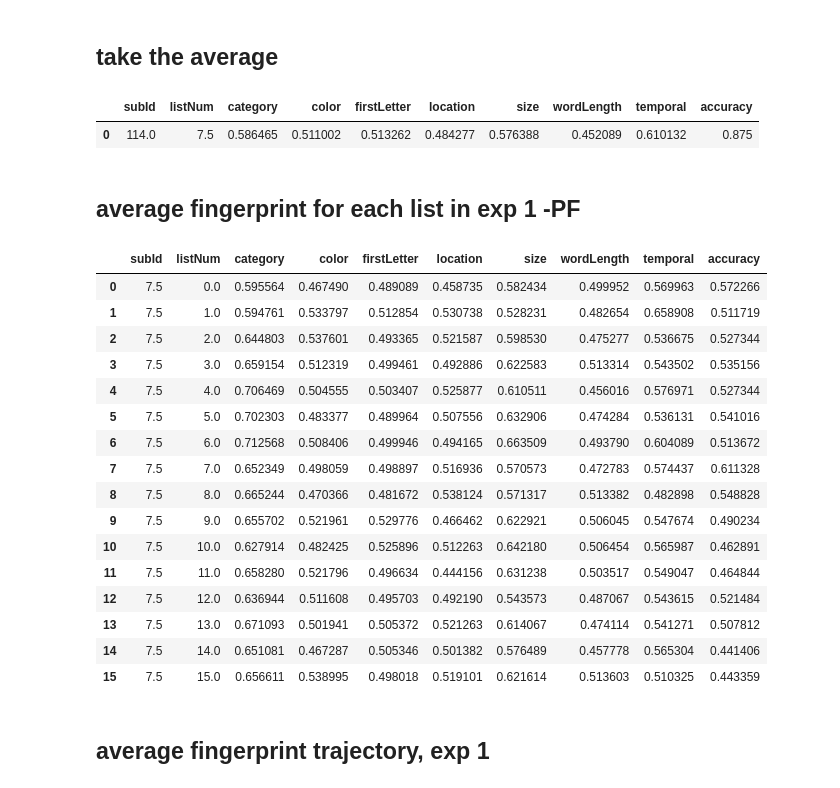
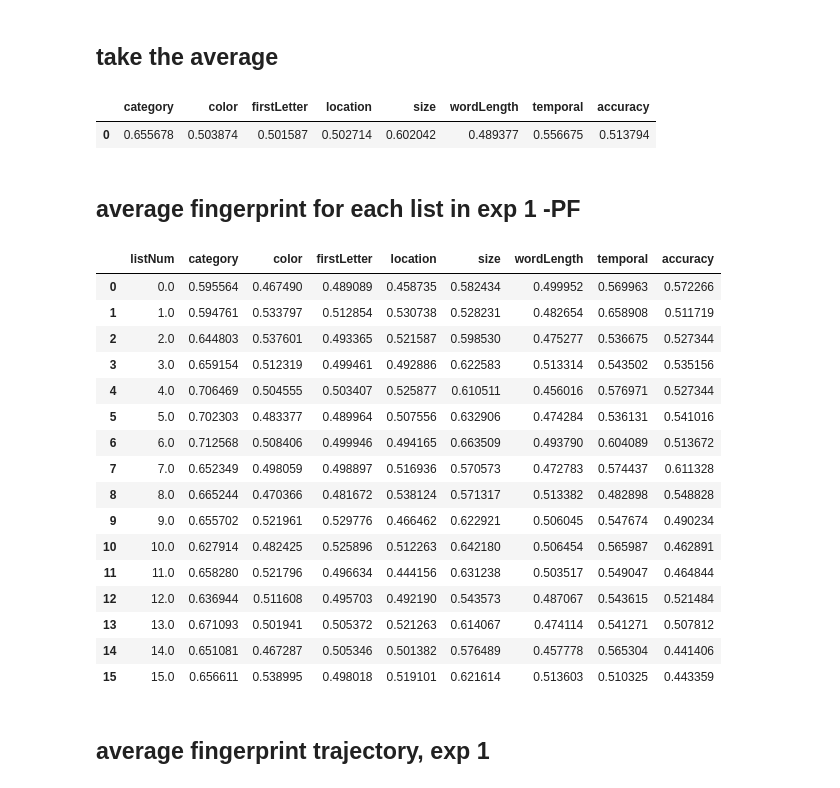
Before and after one commit to ContextLab/FRFR-analyses, a Jupyter notebook: notebooks/FRFR-analyses-1.0-PF.ipynb, the cells around one changed output. Drawn from its saved outputs; the diff is of its cells as text; code cells hidden in the pictures.

```diff
--- a/notebooks/FRFR-analyses-1.0-PF.ipynb
+++ b/notebooks/FRFR-analyses-1.0-PF.ipynb
@@ -625,55 +625,50 @@ exp1fingerprintsDF
 256 rows × 11 columns
 # %% [markdown]
 <h2>take the average</h2>
-# %%
-avgexp1 = exp1fingerprintsDF.mean()
-avgexp1 = pd.DataFrame(avg)
-avgexp1.transpose()
-
-# KZ
-# make sure this is averaging correctly
-# (curious as to why subID is 114; that does not seem like an average as the subIDs appear to span 0-15)
-# no need to output subID AND Listnum here as they make no sense averaged
-# %% [output]
-|  | subId | listNum | category | color | firstLetter | location | size | wordLength | temporal | accuracy |
-| 0 | 114.0 | 7.5 | 0.586465 | 0.511002 | 0.513262 | 0.484277 | 0.576388 | 0.452089 | 0.610132 | 0.875 |
+# %%
+avgexp1 = exp1fingerprintsDF.mean()
+avgexp1 = pd.DataFrame(avgexp1)
+# drop SubId and ListNum categories, because they are not useful when averaged
+avgexp1 = avgexp1.drop(['subId','listNum'])
+avgexp1.transpose()
+# %% [output]
+|  | category | color | firstLetter | location | size | wordLength | temporal | accuracy |
+| 0 | 0.655678 | 0.503874 | 0.501587 | 0.502714 | 0.602042 | 0.489377 | 0.556675 | 0.513794 |
 # %% [markdown]
 <h2>average fingerprint for each list in exp 1 -PF</h2>
 # %%
 # average fingerprint for each list within exp 1 (across subjects)
 
 # create empty list for average values
 avgs = []
 for i in range (0,16):
     # store the averaged value in a temporary variable and append it to the list
     temp = exp1fingerprintsDF.loc[exp1fingerprintsDF['listNum']==i].mean(0)
     avgs.append(temp)
 
 # create a new dataframe out of the averaged values
 exp1listfingerprintsDF = pd.DataFrame(avgs)
+# drop subId, which is not useful when averaged
+exp1listfingerprintsDF = exp1listfingerprintsDF.drop('subId', axis=1)
 
 exp1listfingerprintsDF
-
-# KZ
-# this looks great
-# similiarly, can remove subID as it doesn't make sense as an average (optional)
 # %% [output]
-|  | subId | listNum | category | color | firstLetter | location | size | wordLength | temporal | accuracy |
-| 0 | 7.5 | 0.0 | 0.595564 | 0.467490 | 0.489089 | 0.458735 | 0.582434 | 0.499952 | 0.569963 | 0.572266 |
-| 1 | 7.5 | 1.0 | 0.594761 | 0.533797 | 0.512854 | 0.530738 | 0.528231 | 0.482654 | 0.658908 | 0.511719 |
-| 2 | 7.5 | 2.0 | 0.644803 | 0.537601 | 0.493365 | 0.521587 | 0.598530 | 0.475277 | 0.536675 | 0.527344 |
-| 3 | 7.5 | 3.0 | 0.659154 | 0.512319 | 0.499461 | 0.492886 | 0.622583 | 0.513314 | 0.543502 | 0.535156 |
-| 4 | 7.5 | 4.0 | 0.706469 | 0.504555 | 0.503407 | 0.525877 | 0.610511 | 0.456016 | 0.576971 | 0.527344 |
-| 5 | 7.5 | 5.0 | 0.702303 | 0.483377 | 0.489964 | 0.507556 | 0.632906 | 0.474284 | 0.536131 | 0.541016 |
-| 6 | 7.5 | 6.0 | 0.712568 | 0.508406 | 0.499946 | 0.494165 | 0.663509 | 0.493790 | 0.604089 | 0.513672 |
-| 7 | 7.5 | 7.0 | 0.652349 | 0.498059 | 0.498897 | 0.516936 | 0.570573 | 0.472783 | 0.574437 | 0.611328 |
-| 8 | 7.5 | 8.0 | 0.665244 | 0.470366 | 0.481672 | 0.538124 | 0.571317 | 0.513382 | 0.482898 | 0.548828 |
-| 9 | 7.5 | 9.0 | 0.655702 | 0.521961 | 0.529776 | 0.466462 | 0.622921 | 0.506045 | 0.547674 | 0.490234 |
-| 10 | 7.5 | 10.0 | 0.627914 | 0.482425 | 0.525896 | 0.512263 | 0.642180 | 0.506454 | 0.565987 | 0.462891 |
-| 11 | 7.5 | 11.0 | 0.658280 | 0.521796 | 0.496634 | 0.444156 | 0.631238 | 0.503517 | 0.549047 | 0.464844 |
-| 12 | 7.5 | 12.0 | 0.636944 | 0.511608 | 0.495703 | 0.492190 | 0.543573 | 0.487067 | 0.543615 | 0.521484 |
-| 13 | 7.5 | 13.0 | 0.671093 | 0.501941 | 0.505372 | 0.521263 | 0.614067 | 0.474114 | 0.541271 | 0.507812 |
-| 14 | 7.5 | 14.0 | 0.651081 | 0.467287 | 0.505346 | 0.501382 | 0.576489 | 0.457778 | 0.565304 | 0.441406 |
-| 15 | 7.5 | 15.0 | 0.656611 | 0.538995 | 0.498018 | 0.519101 | 0.621614 | 0.513603 | 0.510325 | 0.443359 |
+|  | listNum | category | color | firstLetter | location | size | wordLength | temporal | accuracy |
+| 0 | 0.0 | 0.595564 | 0.467490 | 0.489089 | 0.458735 | 0.582434 | 0.499952 | 0.569963 | 0.572266 |
+| 1 | 1.0 | 0.594761 | 0.533797 | 0.512854 | 0.530738 | 0.528231 | 0.482654 | 0.658908 | 0.511719 |
+| 2 | 2.0 | 0.644803 | 0.537601 | 0.493365 | 0.521587 | 0.598530 | 0.475277 | 0.536675 | 0.527344 |
+| 3 | 3.0 | 0.659154 | 0.512319 | 0.499461 | 0.492886 | 0.622583 | 0.513314 | 0.543502 | 0.535156 |
+| 4 | 4.0 | 0.706469 | 0.504555 | 0.503407 | 0.525877 | 0.610511 | 0.456016 | 0.576971 | 0.527344 |
+| 5 | 5.0 | 0.702303 | 0.483377 | 0.489964 | 0.507556 | 0.632906 | 0.474284 | 0.536131 | 0.541016 |
+| 6 | 6.0 | 0.712568 | 0.508406 | 0.499946 | 0.494165 | 0.663509 | 0.493790 | 0.604089 | 0.513672 |
+| 7 | 7.0 | 0.652349 | 0.498059 | 0.498897 | 0.516936 | 0.570573 | 0.472783 | 0.574437 | 0.611328 |
+| 8 | 8.0 | 0.665244 | 0.470366 | 0.481672 | 0.538124 | 0.571317 | 0.513382 | 0.482898 | 0.548828 |
+| 9 | 9.0 | 0.655702 | 0.521961 | 0.529776 | 0.466462 | 0.622921 | 0.506045 | 0.547674 | 0.490234 |
+| 10 | 10.0 | 0.627914 | 0.482425 | 0.525896 | 0.512263 | 0.642180 | 0.506454 | 0.565987 | 0.462891 |
+| 11 | 11.0 | 0.658280 | 0.521796 | 0.496634 | 0.444156 | 0.631238 | 0.503517 | 0.549047 | 0.464844 |
+| 12 | 12.0 | 0.636944 | 0.511608 | 0.495703 | 0.492190 | 0.543573 | 0.487067 | 0.543615 | 0.521484 |
+| 13 | 13.0 | 0.671093 | 0.501941 | 0.505372 | 0.521263 | 0.614067 | 0.474114 | 0.541271 | 0.507812 |
+| 14 | 14.0 | 0.651081 | 0.467287 | 0.505346 | 0.501382 | 0.576489 | 0.457778 | 0.565304 | 0.441406 |
+| 15 | 15.0 | 0.656611 | 0.538995 | 0.498018 | 0.519101 | 0.621614 | 0.513603 | 0.510325 | 0.443359 |
 # %% [markdown]
 <h2>average fingerprint trajectory, exp 1</h2>
```
Also changed, not shown: parts of 4 cells of this notebook.
